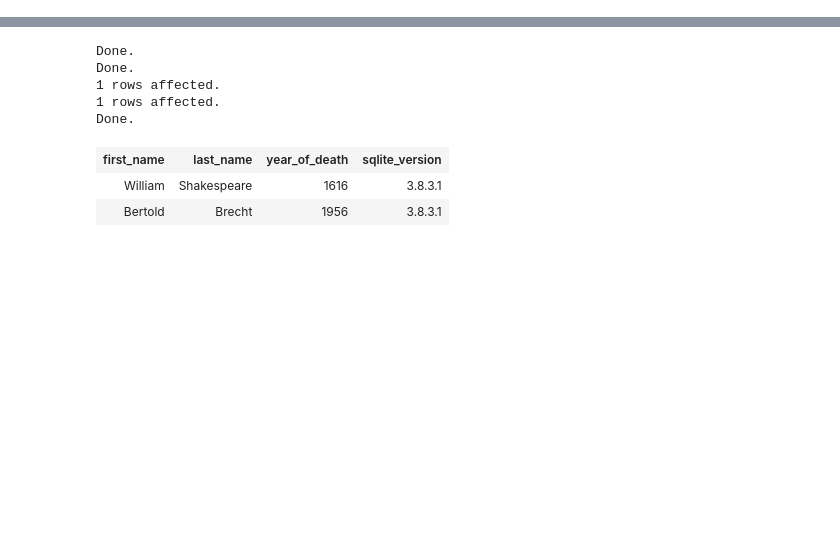
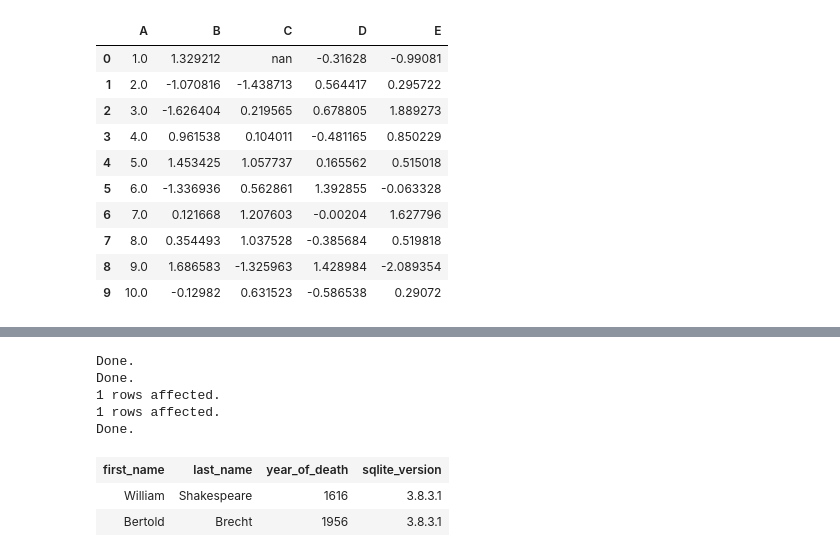
Before and after one commit to winpython/winpython_afterdoc, a Jupyter notebook: docs/Winpython_checker.ipynb, the cells around one changed output, grey strips where cells are left out. Saved outputs shown, nothing was run; the diff lists cells and outputs as text; code cells hidden in the pictures; blank space fills up the shorter version.

```diff
--- a/docs/Winpython_checker.ipynb
+++ b/docs/Winpython_checker.ipynb
@@ -91,0 +104,36 @@ Mandelbrot created by cython in 1.322381 s
+# %%
+%matplotlib inline
+# Pandas interactive
+import pandas as pd
+import numpy as np
+import seaborn as sns
+# create a df with random datas
+np.random.seed(24)
+df = pd.DataFrame({'A': np.linspace(1, 10, 10)})
+df = pd.concat([df, pd.DataFrame(np.random.randn(10, 4), columns=list('BCDE'))],
+               axis=1)
+df.iloc[0, 2] = np.nan
+
+# interactive
+from IPython.html import widgets
+@widgets.interact
+def f(h_neg=(0, 359, 1), h_pos=(0, 359), s=(0., 99.9), l=(0., 99.9)):
+    return (df
+             .style
+             .background_gradient(
+                cmap=sns.palettes.diverging_palette(
+                     h_neg=h_neg, h_pos=h_pos, s=s, l=l, as_cmap=True)
+             ).highlight_null()
+           )
+# %% [output]
+|  | A | B | C | D | E |
+| 0 | 1.0 | 1.329212 | nan | -0.31628 | -0.99081 |
+| 1 | 2.0 | -1.070816 | -1.438713 | 0.564417 | 0.295722 |
+| 2 | 3.0 | -1.626404 | 0.219565 | 0.678805 | 1.889273 |
+| 3 | 4.0 | 0.961538 | 0.104011 | -0.481165 | 0.850229 |
+| 4 | 5.0 | 1.453425 | 1.057737 | 0.165562 | 0.515018 |
+| 5 | 6.0 | -1.336936 | 0.562861 | 1.392855 | -0.063328 |
+| 6 | 7.0 | 0.121668 | 1.207603 | -0.00204 | 1.627796 |
+| 7 | 8.0 | 0.354493 | 1.037528 | -0.385684 | 0.519818 |
+| 8 | 9.0 | 1.686583 | -1.325963 | 1.428984 | -2.089354 |
+| 9 | 10.0 | -0.12982 | 0.631523 | -0.586538 | 0.29072 |
```
Also changed, not shown: parts of 45 cells of this notebook.
